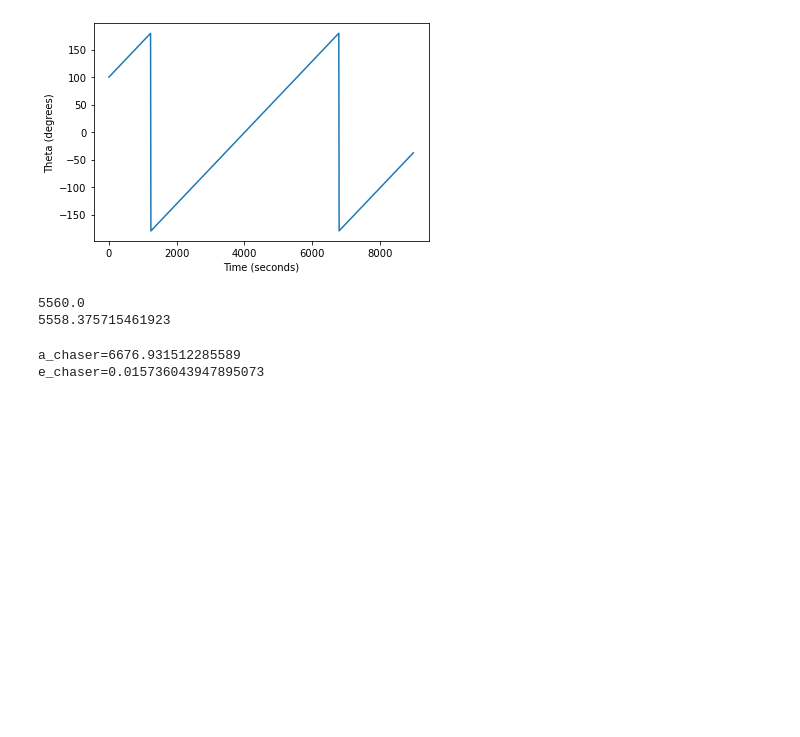
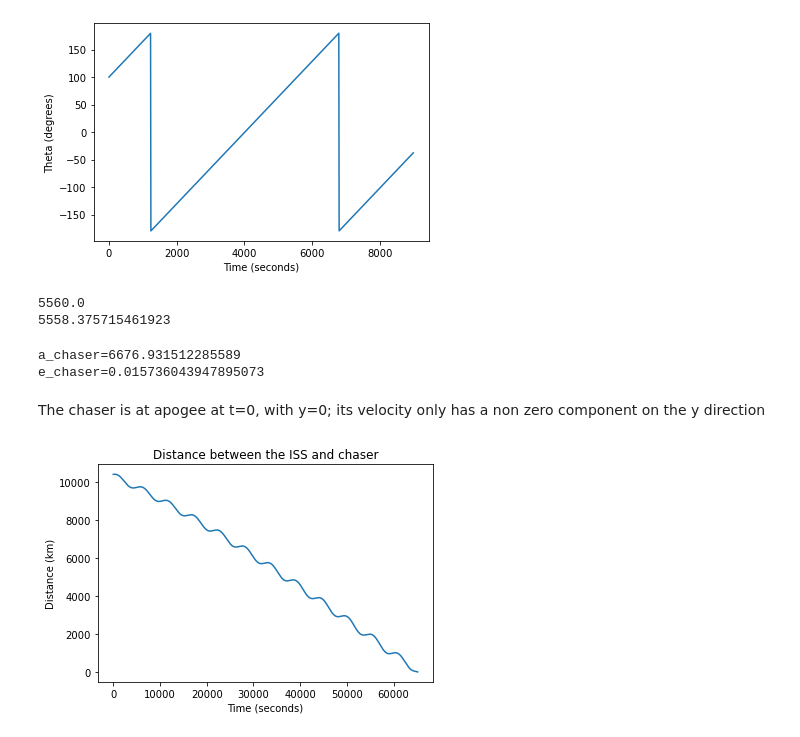
Before and after one commit to guipenedo/mission-analysis-assignment, a Jupyter notebook: exercise_3.ipynb, the cells around one changed output. Saved outputs shown, nothing was run; the diff lists cells and outputs as text; code cells hidden in the pictures; blank space fills up the shorter version.

Commit message:
finish ex3 and small changes + images

```diff
--- a/exercise_3.ipynb
+++ b/exercise_3.ipynb
@@ -19,25 +18,24 @@ import matplotlib.pyplot as plt
 R_ISS = R_EARTH + 404  # km
 D_THETA = np.radians(100)  # initial angular separation in radians
 
-v0_mod = np.sqrt(G_EARTH / R_ISS)
+V_ISS = np.sqrt(G_EARTH / R_ISS)
 
 r0 = np.array([R_ISS * np.cos(D_THETA), R_ISS * np.sin(D_THETA), 0])
-v0 = np.array([-v0_mod * np.sin(D_THETA), v0_mod * np.cos(D_THETA), 0])
+v0 = np.array([-V_ISS * np.sin(D_THETA), V_ISS * np.cos(D_THETA), 0])
 
 X0 = np.concatenate((r0, v0))
 
 # 2.5 hours (a bit more than the period)
 ts = np.arange(0, 3600 * 2.5, 10)
 
-def twobody(_, X):
-    return np.concatenate((X[3:], - G_EARTH * X[:3] / np.power(np.linalg.norm(X[:3]), 3)))
+def solve_for_ts(X0, ts):
+    def twobody(_, X):
+        return np.concatenate((X[3:], - G_EARTH * X[:3] / np.power(np.linalg.norm(X[:3]), 3)))
 
-sol = solve_ivp(twobody, [0, np.max(ts)], X0, t_eval=ts, rtol=1e-12, atol=1e-12, vectorized=True)
-pos = sol.y[:3, :]
-vels = sol.y[3:, :]
+    sol = solve_ivp(twobody, [0, np.max(ts)], X0, t_eval=ts, rtol=1e-12, atol=1e-12, vectorized=True)
+    return sol.y[:2, :], sol.y[3:5, :]
 
-pos2d = pos[:2, :]
-vels2d = vels[:2, :]
+pos2d, vels2d = solve_for_ts(X0, ts)
 # %%
 # time vs magnitude of the velocity vector
 plt.scatter(*pos2d)
@@ -79,3 +77,28 @@ print(f"{e_chaser=}")
 # %% [output]
 a_chaser=6676.931512285589
 e_chaser=0.015736043947895073
+# %% [markdown]
+The chaser is at apogee at t=0, with y=0; its velocity only has a non zero component on the y direction
+# %%
+# velocity at apogee
+v_abs_c = np.sqrt(G_EARTH * (2/R_ISS - 1/a_chaser))
+
+r0_c = np.array([R_ISS, 0, 0])
+v0_c = np.array([0, v_abs_c, 0])
+X0_c = np.concatenate((r0_c, v0_c))
+
+T_chaser = 2 * np.pi * np.sqrt(np.power(a_chaser, 3) / G_EARTH)
+
+# solve for N_REV revolutions
+ts = np.arange(0, T_chaser * N_REV, 10)
+
+pos2d_iss, vels2d_iss = solve_for_ts(X0, ts)
+pos2d_c, vels2d_c = solve_for_ts(X0_c, ts)
+# %%
+plt.plot(ts, np.linalg.norm(pos2d_c - pos2d_iss, axis=0))
+plt.title("Distance between the ISS and chaser")
+plt.xlabel("Time (seconds)")
+plt.ylabel("Distance (km)")
+plt.show()
+# %% [output]
+[figure, added]
```
Also changed, not shown: parts of 4 cells of this notebook, 5 other files.
